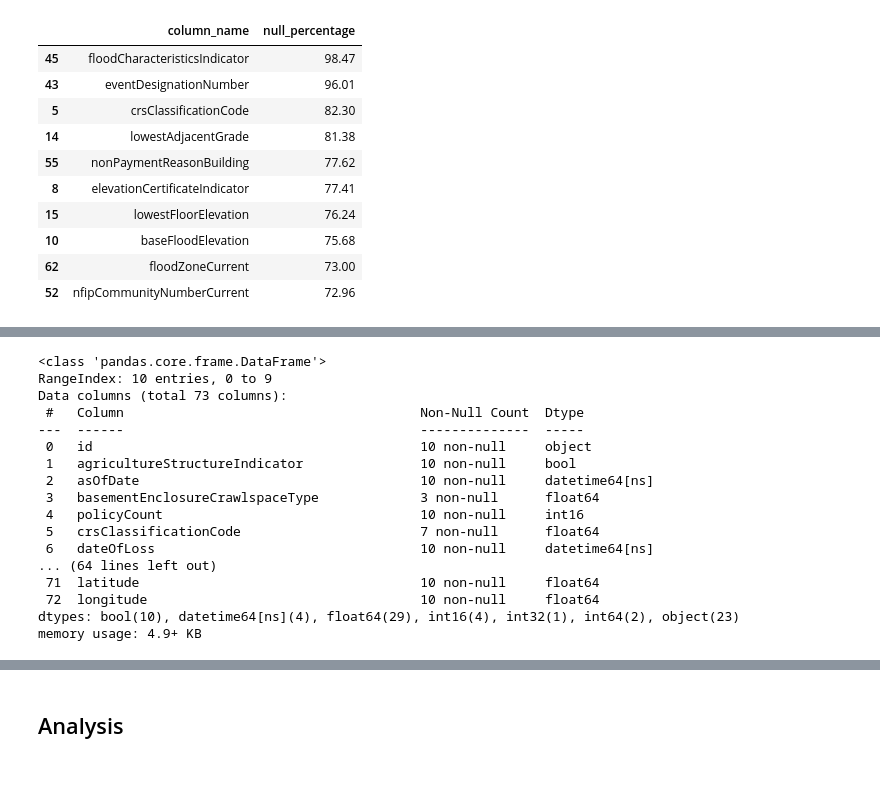
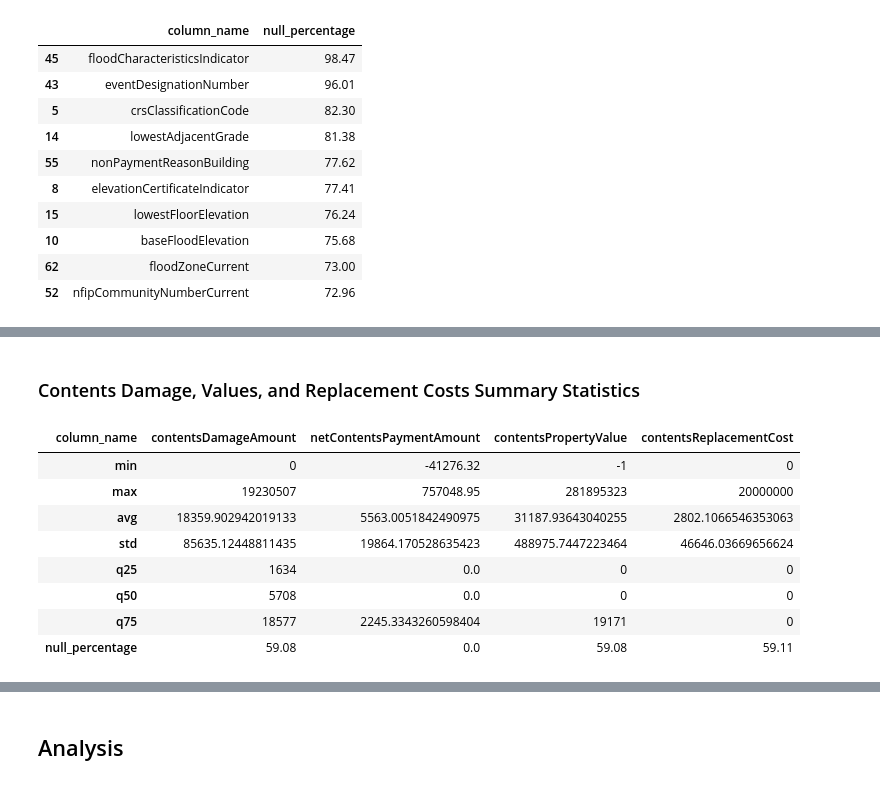
Before and after one commit to mebauer/duckdb-fema-nfip, a Jupyter notebook: analysis.ipynb, the cells around one changed output, grey strips where cells are left out. Saved outputs shown, nothing was run; the diff lists cells and outputs as text; code cells hidden in the pictures.

```diff
--- a/analysis.ipynb
+++ b/analysis.ipynb
@@ -275,25 +324,33 @@ cols = [
-# %%
-# preview column names
-(con
- .sql("SELECT * FROM claims LIMIT 10")
- .df()
- .info()
-)
-# %% [output]
-<class 'pandas.core.frame.DataFrame'>
-RangeIndex: 10 entries, 0 to 9
-Data columns (total 73 columns):
- #   Column                                      Non-Null Count  Dtype
----  ------                                      --------------  -----
- 0   id                                          10 non-null     object
- 1   agricultureStructureIndicator               10 non-null     bool
- 2   asOfDate                                    10 non-null     datetime64[ns]
- 3   basementEnclosureCrawlspaceType             3 non-null      float64
- 4   policyCount                                 10 non-null     int16
- 5   crsClassificationCode                       7 non-null      float64
- 6   dateOfLoss                                  10 non-null     datetime64[ns]
-... (64 lines left out)
- 71  latitude                                    10 non-null     float64
- 72  longitude                                   10 non-null     float64
-dtypes: bool(10), datetime64[ns](4), float64(29), int16(4), int32(1), int64(2), object(23)
-memory usage: 4.9+ KB
+# %% [markdown]
+### Contents Damage, Values, and Replacement Costs Summary Statistics
+# %%
+# examine summary statisitics on contents amounts, property values and replacement costs columns
+col_names = [
+    'contentsDamageAmount',
+    'netContentsPaymentAmount',
+    'contentsPropertyValue',
+    'contentsReplacementCost'
+
+]
+
+cols = [
+    'column_name', 'min', 'max', 'avg', 'std',
+    'q25', 'q50', 'q75', 'null_percentage'
+]
+
+(summarize_df
+ .loc[summarize_df['column_name'].isin(col_names), cols]
+ .set_index('column_name')
+ .reindex(col_names)
+ .T
+)
+# %% [output]
+| column_name | contentsDamageAmount | netContentsPaymentAmount | contentsPropertyValue | contentsReplacementCost |
+| min | 0 | -41276.32 | -1 | 0 |
+| max | 19230507 | 757048.95 | 281895323 | 20000000 |
+| avg | 18359.902942019133 | 5563.0051842490975 | 31187.93643040255 | 2802.1066546353063 |
+| std | 85635.12448811435 | 19864.170528635423 | 488975.7447223464 | 46646.03669656624 |
+| q25 | 1634 | 0.0 | 0 | 0 |
+| q50 | 5708 | 0.0 | 0 | 0 |
+| q75 | 18577 | 2245.3343260598404 | 19171 | 0 |
+| null_percentage | 59.08 | 0.0 | 59.08 | 59.11 |
```
Also changed, not shown: parts of 35 cells of this notebook.
